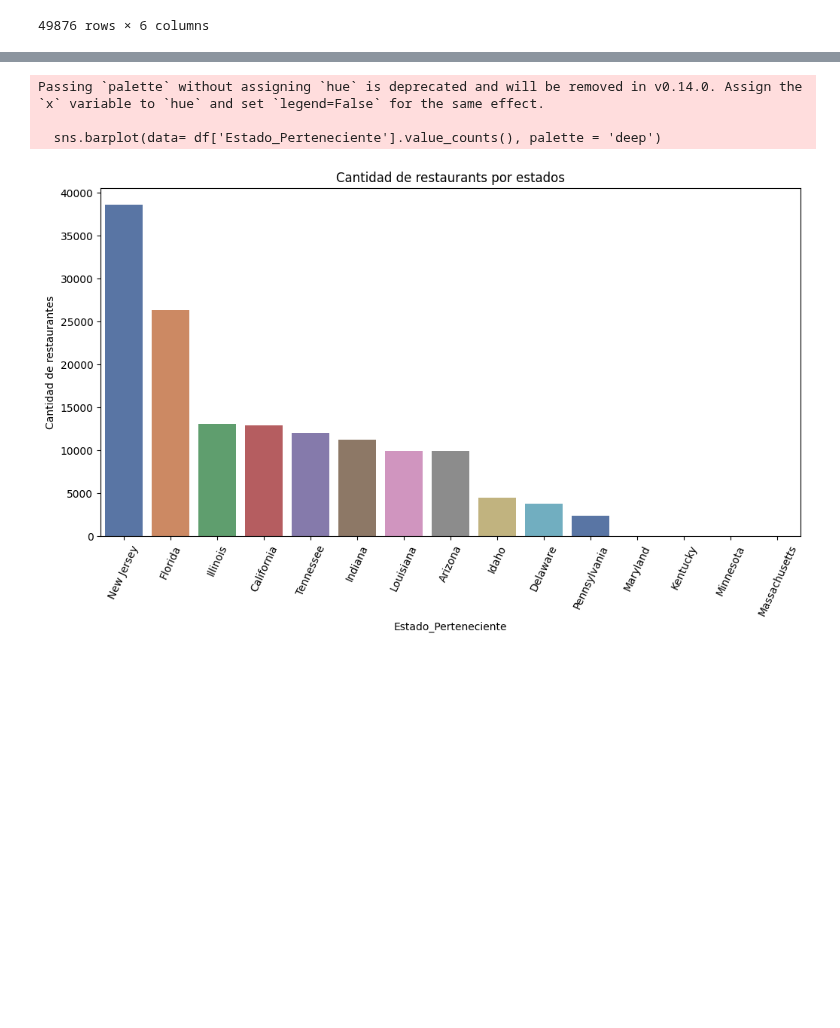
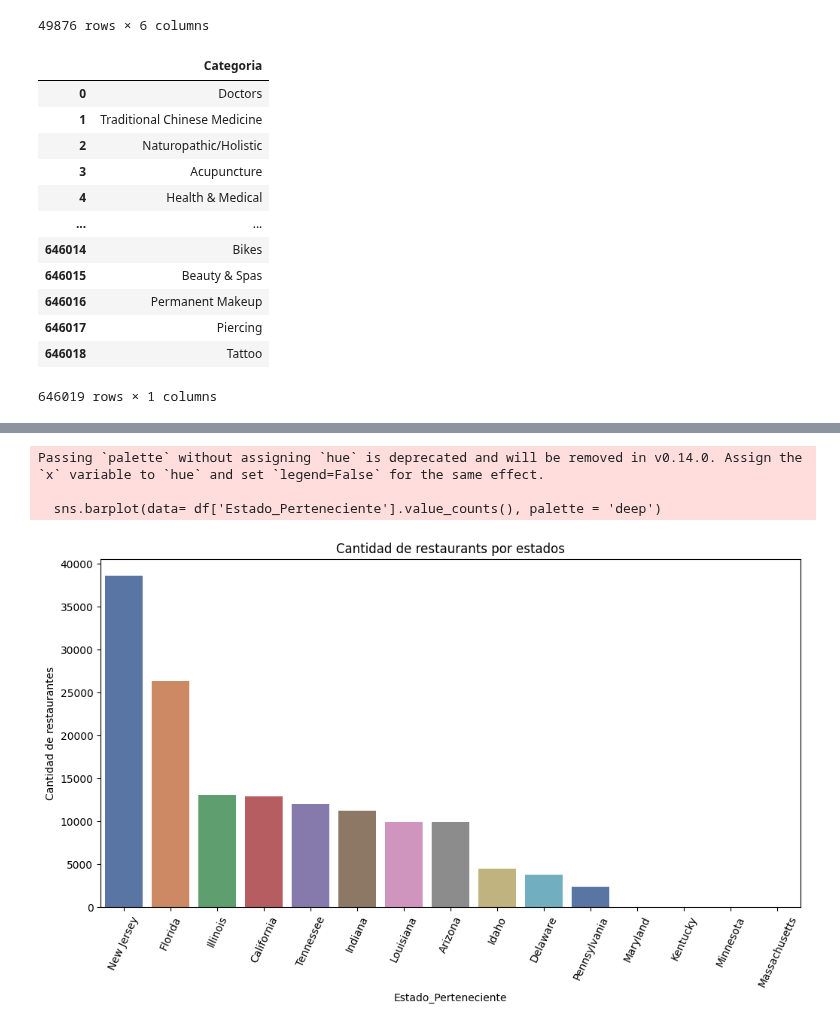
Before and after one commit to Paniceres/GP_Henry, a Jupyter notebook: EDA.ipynb, the cells around one changed output, grey strips where cells are left out. Drawn from its saved outputs; the diff is of its cells as text; code cells hidden in the pictures; blank space fills up the shorter version.

```diff
--- a/EDA.ipynb
+++ b/EDA.ipynb
@@ -55,3 +111,27 @@ df[df['categories'].str.contains('Restaurant')]
 | 144663 | WnT9NIzQgLlILjPT0kEcsQ | 39.935982 | -75.158665 | 4.5 | Restaurants, Mexican | New Jersey |
 | 144666 | 2O2K6SXPWv56amqxCECd4w | 39.856185 | -75.427725 | 4.5 | Restaurants, Comfort Food, Food, ... | New Jersey |
 49876 rows × 6 columns
+# %%
+listaCategorias = []
+for categorias in df['categories']:
+    if categorias != None:
+        for categoria in categorias.split(','):
+            listaCategorias.append(categoria.strip())
+
+
+listaCategorias = pd.DataFrame({'Categoria' : listaCategorias})
+listaCategorias
+# %% [output]
+|  | Categoria |
+| 0 | Doctors |
+| 1 | Traditional Chinese Medicine |
+| 2 | Naturopathic/Holistic |
+| 3 | Acupuncture |
+| 4 | Health & Medical |
+| ... | ... |
+| 646014 | Bikes |
+| 646015 | Beauty & Spas |
+| 646016 | Permanent Makeup |
+| 646017 | Piercing |
+| 646018 | Tattoo |
+646019 rows × 1 columns
```
Also changed, not shown: parts of 5 cells of this notebook.
